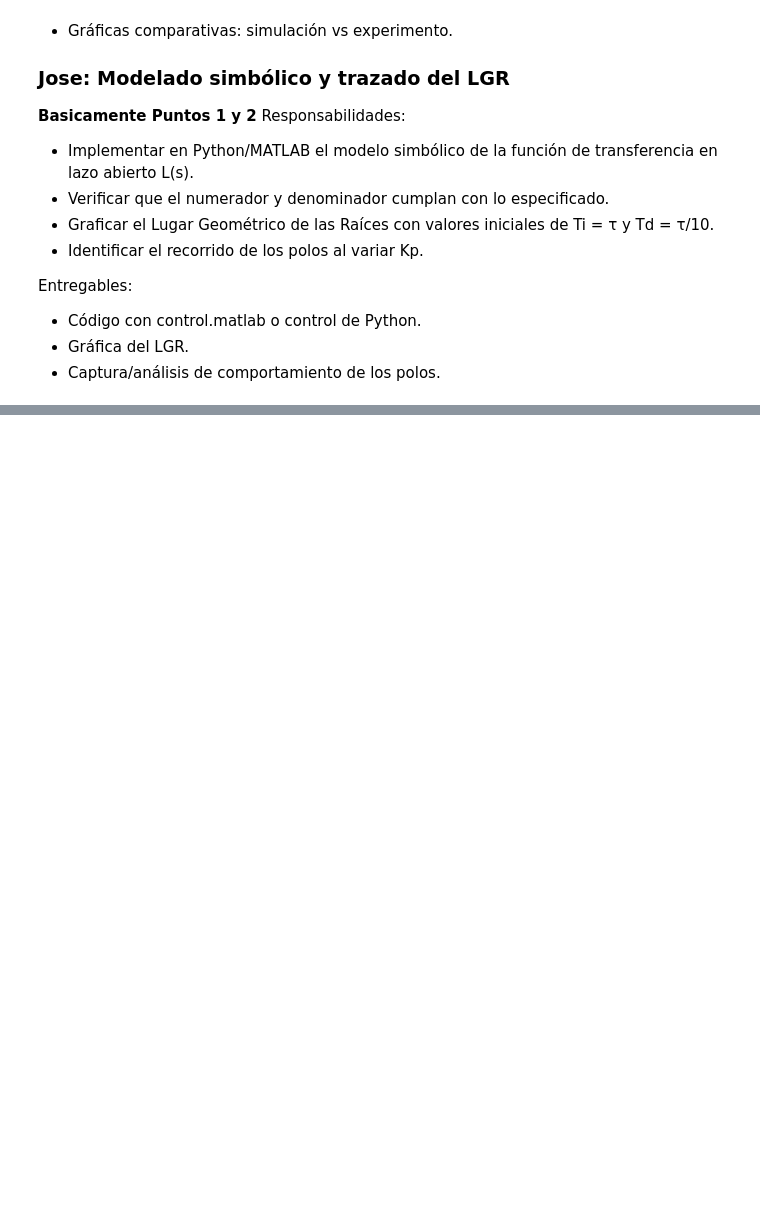
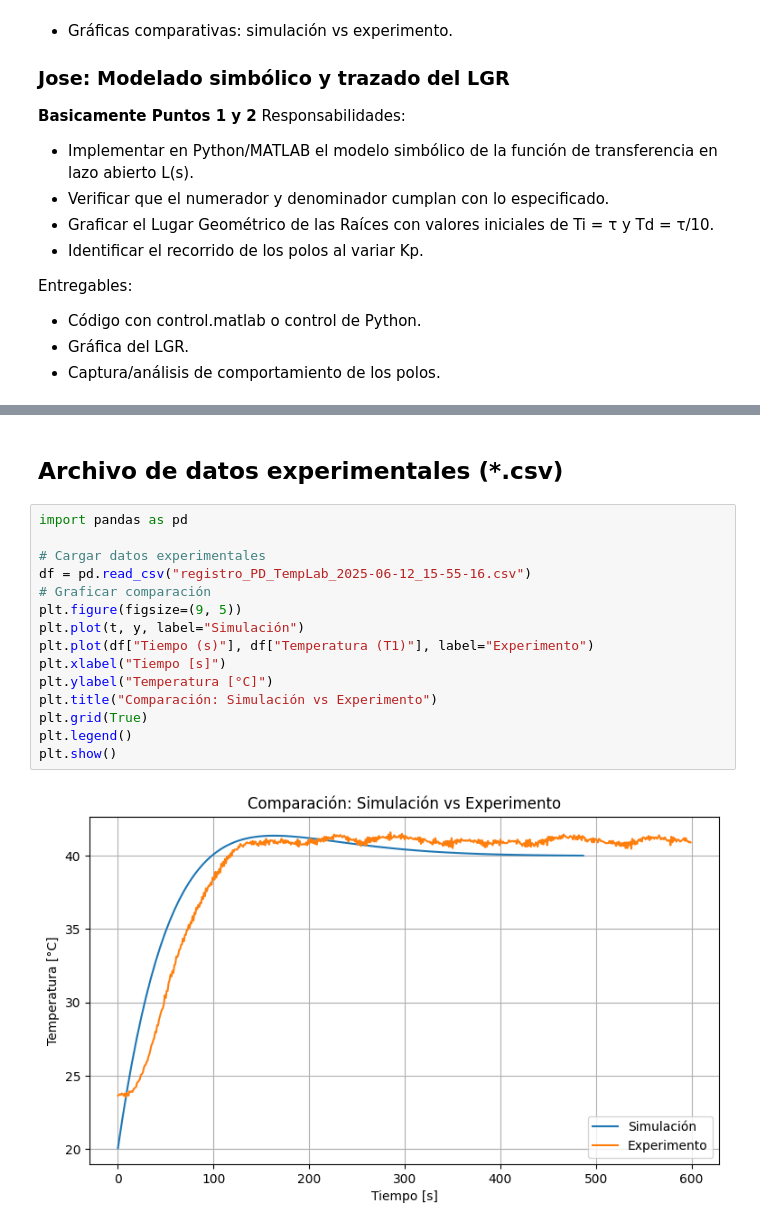
Before and after one commit to jbcgames/Parcia_2_Control, a Jupyter notebook: Laboratorio.ipynb, the cells around one changed output, grey strips where cells are left out. Saved outputs shown, nothing was run; the diff lists cells and outputs as text; blank space fills up the shorter version.

```diff
--- a/Laboratorio.ipynb
+++ b/Laboratorio.ipynb
@@ -45,0 +641,19 @@ Entregables:
+# %% [markdown]
+## Archivo de datos experimentales (*.csv)
+# %%
+import pandas as pd
+
+# Cargar datos experimentales
+df = pd.read_csv("registro_PD_TempLab_2025-06-12_15-55-16.csv")
+# Graficar comparación
+plt.figure(figsize=(9, 5))
+plt.plot(t, y, label="Simulación")
+plt.plot(df["Tiempo (s)"], df["Temperatura (T1)"], label="Experimento")
+plt.xlabel("Tiempo [s]")
+plt.ylabel("Temperatura [°C]")
+plt.title("Comparación: Simulación vs Experimento")
+plt.grid(True)
+plt.legend()
+plt.show()
+# %% [output]
+[figure, added]
```
Also changed, not shown: parts of 26 cells of this notebook.
